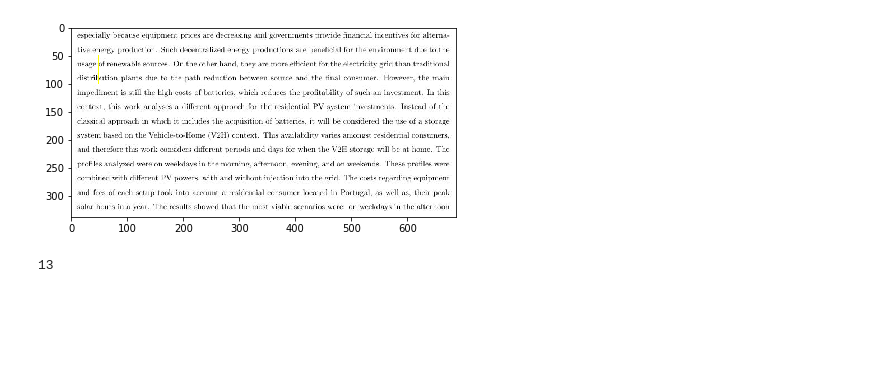
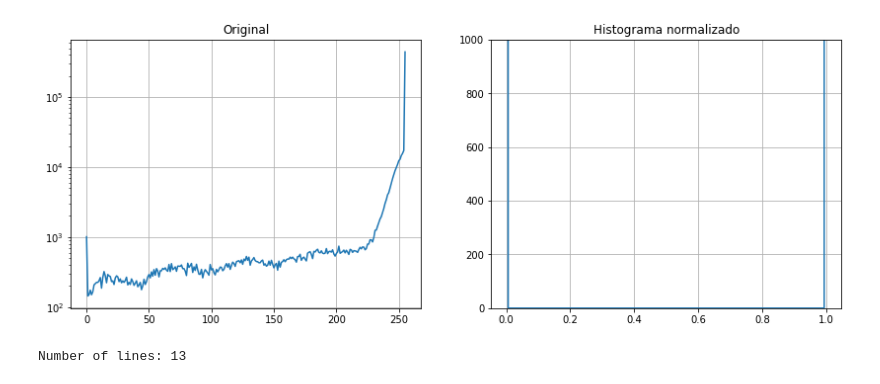
Before and after one commit to RGNagel/line-segmentation-in-text-images, a Jupyter notebook: testing.ipynb, the cells around one changed output. Saved outputs shown, nothing was run; the diff lists cells and outputs as text; code cells hidden in the pictures; blank space fills up the shorter version.

Commit message:
Highlighting lines; showing histogram

```diff
--- a/testing.ipynb
+++ b/testing.ipynb
@@ -17,50 +17,66 @@ from skimage.draw import rectangle_perimeter, set_color
 # %%
 # the 2o argument (e.g. np.float64) converts rgb image to grayscale
 
-image = io.imread('images/example_0.jpg')
+filepath = 'images/example_0.jpg';
+image = io.imread(filepath)
 # image = io.imread('images/teste.jpg', np.float64)
 
-start = (50, 50)
-end   = (100, 100)
-r, c = rectangle_perimeter(start, end=end)
 
-image[r, c] = (255, 255, 0)
-# set_color(image, (r,c), (255,255,0))
+image_gray = rgb2gray(image)
+# assure pixels are represented in 0-255 range
+image_255 = img_as_ubyte(image_gray)
+threshold = 200
+image_bin = image_255 > threshold
 
-io.imshow(image)
+# compare histograms
+
+fig, (ax1, ax2) = plt.subplots(1, 2, figsize=(14,5))
+hist_y, hist_x = exposure.histogram(image)
+ax1.plot(hist_x, hist_y)
+ax1.set_title('Original')
+ax1.set_yscale('log')
+ax1.grid()
+
+hist_y, hist_x = exposure.histogram(image_bin)
+ax2.plot(hist_x, hist_y)
+ax2.set_title('Histograma normalizado')
+ax2.set_ylim(0,1000)
+ax2.grid()
 plt.show()
-io.imsave('images/example_0_mod.jpg', image)
 
-# assure pixels are represented in 0-255 range
-# image = img_as_ubyte(image)
-
-# io.imshow(rgb2gray(image))
-
-
-threshold = 240
-image_bin = image > threshold
+# save  image
+filepath_binary = filepath.split('.')[0] + '_binary.' + filepath.split('.')[1]
+io.imsave(filepath_binary, image_bin)
 
 # block_size = 11
 # image_bin = threshold_local(image, block_size, offset=40)
 
 
 # plt.show()
 
 # imshowpair.imshowpair(image, image_bin, cmap='gray')
 # plt.show()
 # %% [output]
-[figure, old version]
+[figure, new version]
 # %%
+def draw_rect(image, start, end):
+
+    # rectangle_perimeter generates coordinates of pixels that are exactly around a rectangle
+    r, c = rectangle_perimeter(start, end=end, shape=image.shape)
+
+    image[r, c] = (255, 255, 0)
+    # or set_color(image, (r,c), (255,255,0))
+
 # Algorithm
 
 th = 0.2 # 0 to 1
-min_sth = 5
+min_row_ctr = 5
 
 px_rows = image_bin.shape[0]
 px_cols = image_bin.shape[1]
 
 text_lines = 0
-sth = 0 # something
+row_ctr = 0
 
 # for every pixel row
 for row in range(0, px_rows):
@@ -80,16 +96,22 @@ for row in range(0, px_rows):
     # print(bpxs/px_cols)
 
     if bpxs/px_cols >= th:
-        sth = sth + 1
+        row_ctr = row_ctr + 1
 
-    elif sth >= min_sth:
+    elif row_ctr >= min_row_ctr:
         # a text line was identified
         text_lines = text_lines + 1
-        sth = 0
+        draw_rect(image, (row - row_ctr, 0), (row, px_cols - 1))
+        row_ctr = 0
 
     # next pixel row or finished
 
 
-print(text_lines)
+print('Number of lines:', text_lines)
+
+# save figure
+
+filepath_result = filepath.split('.')[0] + '_result.' + filepath.split('.')[1]
+io.imsave(filepath_result, image)
 # %% [output]
-13
+Number of lines: 13
```
Also changed, not shown: 2 other files.
